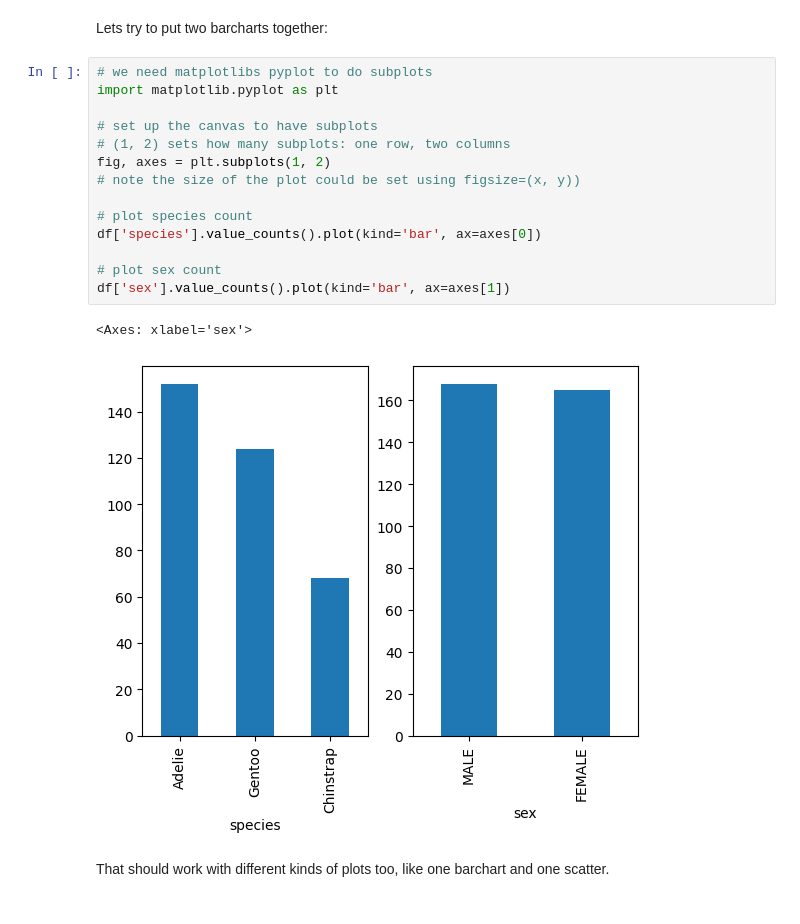
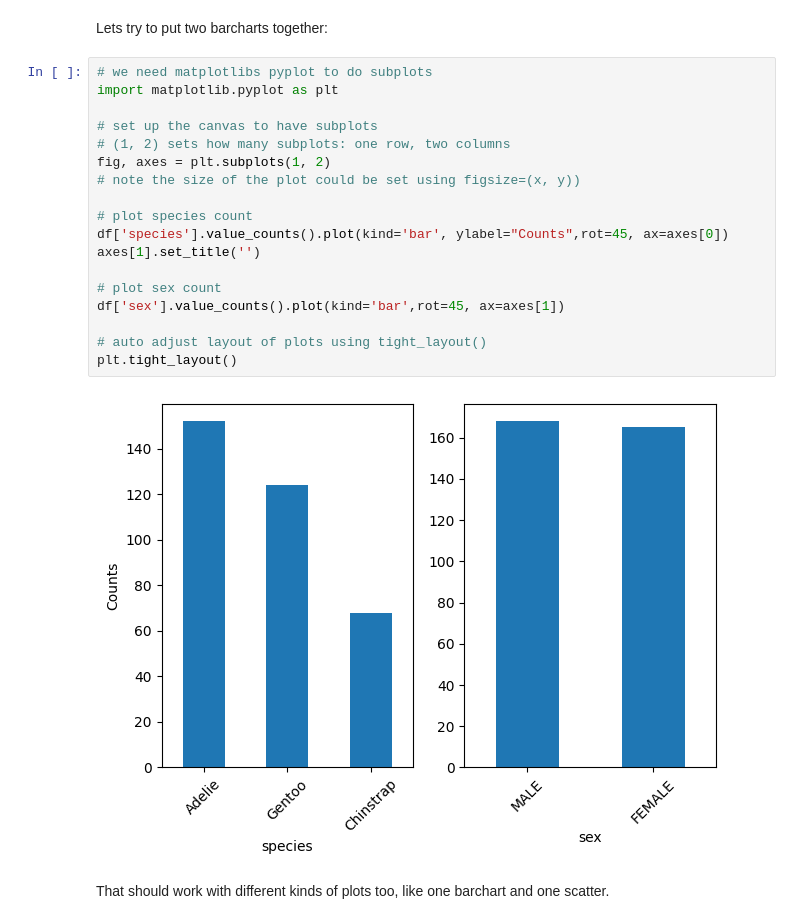
Before and after one commit to holmstead/principles_of_data_analytics, a Jupyter notebook: penguins.ipynb, the cells around one changed output. Drawn from its saved outputs; the diff is of its cells as text.

```diff
--- a/penguins.ipynb
+++ b/penguins.ipynb
@@ -225,20 +225,23 @@ Lets try to put two barcharts together:
 # %%
 # we need matplotlibs pyplot to do subplots
 import matplotlib.pyplot as plt
 
 # set up the canvas to have subplots
 # (1, 2) sets how many subplots: one row, two columns
 fig, axes = plt.subplots(1, 2)
 # note the size of the plot could be set using figsize=(x, y))
 
 # plot species count
-df['species'].value_counts().plot(kind='bar', ax=axes[0])
+df['species'].value_counts().plot(kind='bar', ylabel="Counts",rot=45, ax=axes[0])
+axes[1].set_title('')
 
 # plot sex count
-df['sex'].value_counts().plot(kind='bar', ax=axes[1])
+df['sex'].value_counts().plot(kind='bar',rot=45, ax=axes[1])
+
+# auto adjust layout of plots using tight_layout()
+plt.tight_layout()
 # %% [output]
-<Axes: xlabel='sex'>
-[figure, old version]
+[figure, new version]
 # %% [markdown]
 That should work with different kinds of plots too, like one barchart and one scatter.
 # %% [markdown]
```
Also changed, not shown: parts of 11 cells of this notebook.
